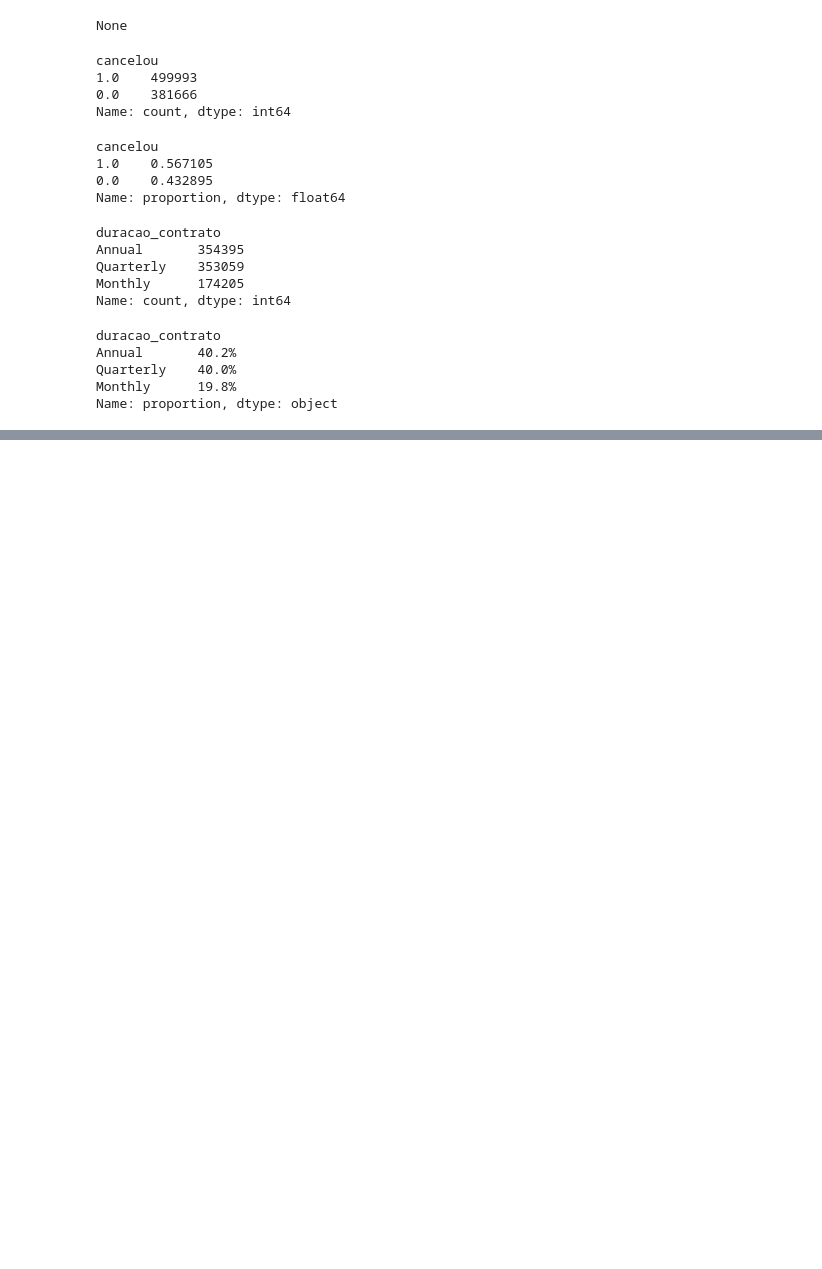
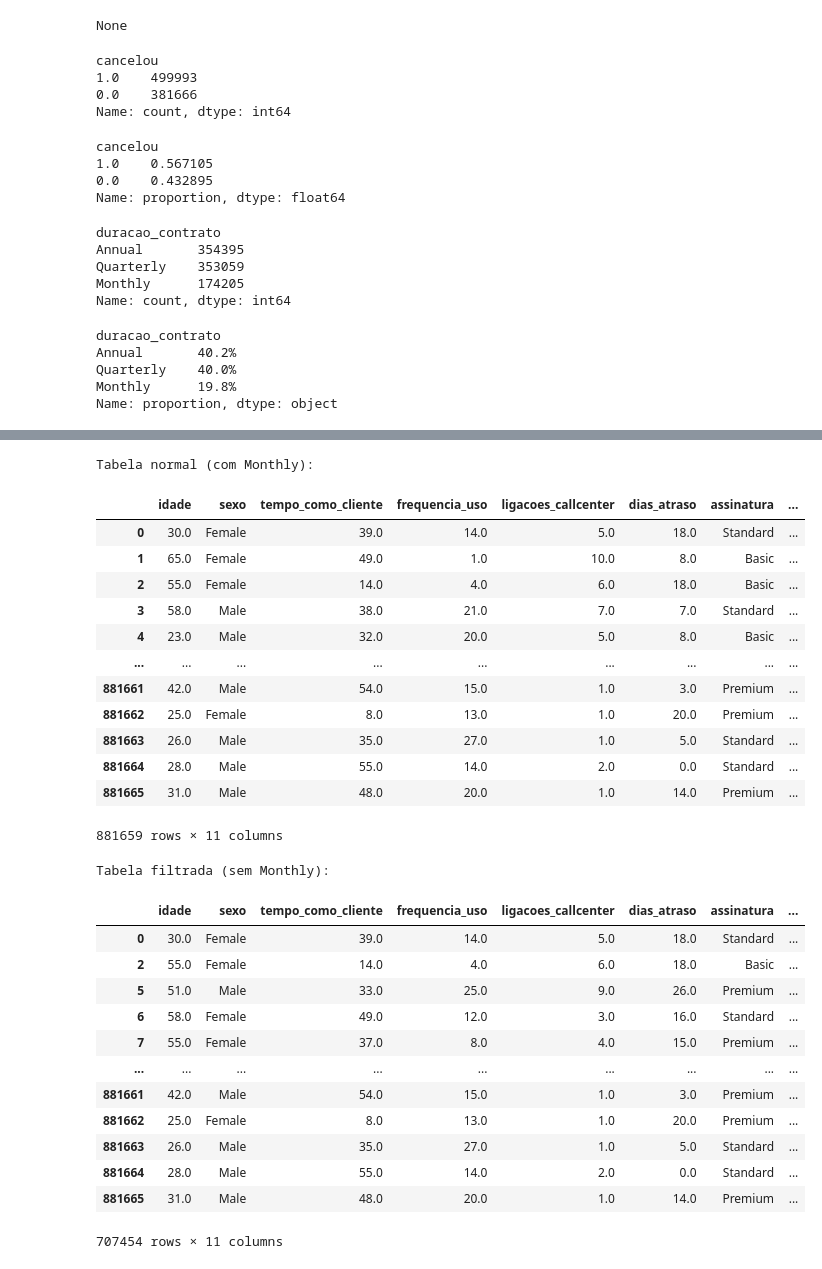
Before and after one commit to WIL-TZY/jornadaPython2023, a Jupyter notebook: dataAnalysis/inicial.ipynb, the cells around one changed output, grey strips where cells are left out. Cells and saved outputs as stored; diff of their text form; code cells hidden in the pictures; blank space fills up the shorter version.

Commit message:
comparando cancelamentos

```diff
--- a/dataAnalysis/inicial.ipynb
+++ b/dataAnalysis/inicial.ipynb
@@ -154,0 +150,10 @@ display(tabela_agrupada)
+# %%
+# Agora que já se sabe porque as pessoas do plano mensal cancelaram, é hora de excluí-las da tabela para analisar outras causas de cancelamento adjacentes
+# Excluindo a coluna do contrato mensal e armazenando em uma nova variável (tabela_filtrada)
+
+# A variável exclui_mensal conterá um valor booleano (True ou False) para cada linha da coluna "duracao_contrato" da tabela
+exclui_mensal = tabela["duracao_contrato"] != "Monthly"
+
+# "True" : Não são do plano mensal
+# "False" : São do plano mensal
+display(exclui_mensal)
@@ -154,0 +173,41 @@ display(tabela_agrupada)
+# %%
+# Comparando tabelas
+
+# A tabela resultante só vai mostrar as linhas que retornarem "True" na operação realizada pela variável exclui_mensal
+tabela_filtrada = tabela[exclui_mensal] # Com o pandas é possível passar uma condição dentro dos colchetes
+#OBS: Aqui não seria possível usar o método .drop(), pois ele só funciona com colunas e "Monthly" é uma categoria presente em linhas
+
+print("Tabela normal (com Monthly):")
+display(tabela)
+
+print("Tabela filtrada (sem Monthly):")
+display(tabela_filtrada) # A tabela mostrada excluiu todas as linhas com contrato mensal
+# %% [output]
+Tabela normal (com Monthly):
+|  | idade | sexo | tempo_como_cliente | frequencia_uso | ligacoes_callcenter | dias_atraso | assinatura | ... |
+| 0 | 30.0 | Female | 39.0 | 14.0 | 5.0 | 18.0 | Standard | ... |
+| 1 | 65.0 | Female | 49.0 | 1.0 | 10.0 | 8.0 | Basic | ... |
+| 2 | 55.0 | Female | 14.0 | 4.0 | 6.0 | 18.0 | Basic | ... |
+| 3 | 58.0 | Male | 38.0 | 21.0 | 7.0 | 7.0 | Standard | ... |
+| 4 | 23.0 | Male | 32.0 | 20.0 | 5.0 | 8.0 | Basic | ... |
+| ... | ... | ... | ... | ... | ... | ... | ... | ... |
+| 881661 | 42.0 | Male | 54.0 | 15.0 | 1.0 | 3.0 | Premium | ... |
+| 881662 | 25.0 | Female | 8.0 | 13.0 | 1.0 | 20.0 | Premium | ... |
+| 881663 | 26.0 | Male | 35.0 | 27.0 | 1.0 | 5.0 | Standard | ... |
+| 881664 | 28.0 | Male | 55.0 | 14.0 | 2.0 | 0.0 | Standard | ... |
+| 881665 | 31.0 | Male | 48.0 | 20.0 | 1.0 | 14.0 | Premium | ... |
+881659 rows × 11 columns
+Tabela filtrada (sem Monthly):
+|  | idade | sexo | tempo_como_cliente | frequencia_uso | ligacoes_callcenter | dias_atraso | assinatura | ... |
+| 0 | 30.0 | Female | 39.0 | 14.0 | 5.0 | 18.0 | Standard | ... |
+| 2 | 55.0 | Female | 14.0 | 4.0 | 6.0 | 18.0 | Basic | ... |
+| 5 | 51.0 | Male | 33.0 | 25.0 | 9.0 | 26.0 | Premium | ... |
+| 6 | 58.0 | Female | 49.0 | 12.0 | 3.0 | 16.0 | Standard | ... |
+| 7 | 55.0 | Female | 37.0 | 8.0 | 4.0 | 15.0 | Premium | ... |
+| ... | ... | ... | ... | ... | ... | ... | ... | ... |
+| 881661 | 42.0 | Male | 54.0 | 15.0 | 1.0 | 3.0 | Premium | ... |
+| 881662 | 25.0 | Female | 8.0 | 13.0 | 1.0 | 20.0 | Premium | ... |
+| 881663 | 26.0 | Male | 35.0 | 27.0 | 1.0 | 5.0 | Standard | ... |
+| 881664 | 28.0 | Male | 55.0 | 14.0 | 2.0 | 0.0 | Standard | ... |
+| 881665 | 31.0 | Male | 48.0 | 20.0 | 1.0 | 14.0 | Premium | ... |
+707454 rows × 11 columns
```
Also changed, not shown: parts of 9 cells of this notebook.
